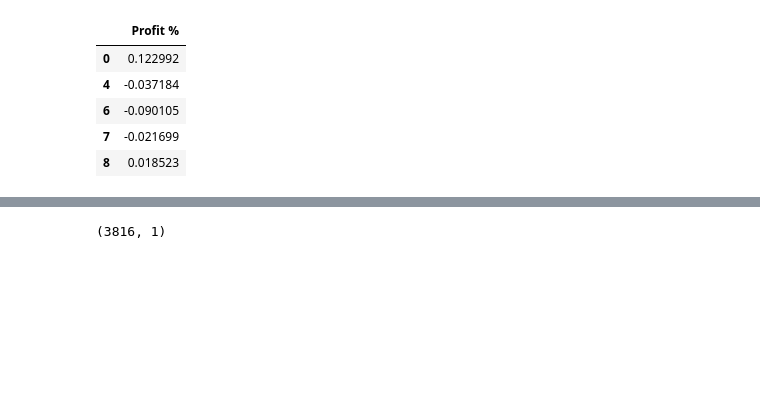
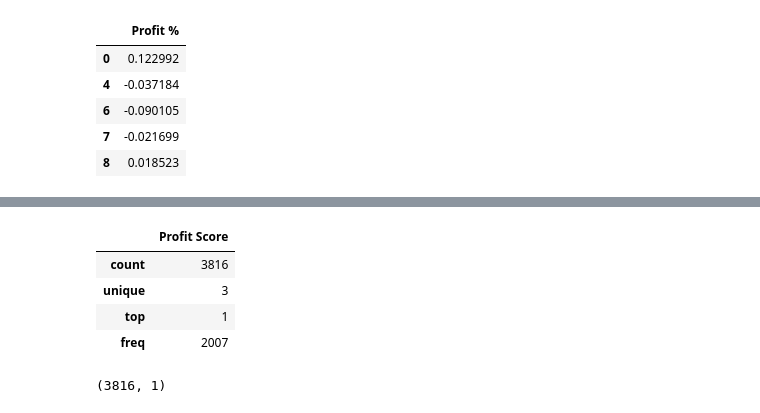
Before and after one commit to rodgerskent/profitableHospital-project, a Jupyter notebook: one.ipynb, the cells around one changed output, grey strips where cells are left out. Saved outputs shown, nothing was run; the diff lists cells and outputs as text; code cells hidden in the pictures; blank space fills up the shorter version.

```diff
--- a/one.ipynb
+++ b/one.ipynb
@@ -205,3 +235,11 @@ y.head()
+# %%
+yy.describe()
+# %% [output]
+|  | Profit Score |
+| count | 3816 |
+| unique | 3 |
+| top | 1 |
+| freq | 2007 |
 # %%
 y.shape
 # %% [output]
```
Also changed, not shown: parts of 16 cells of this notebook.
